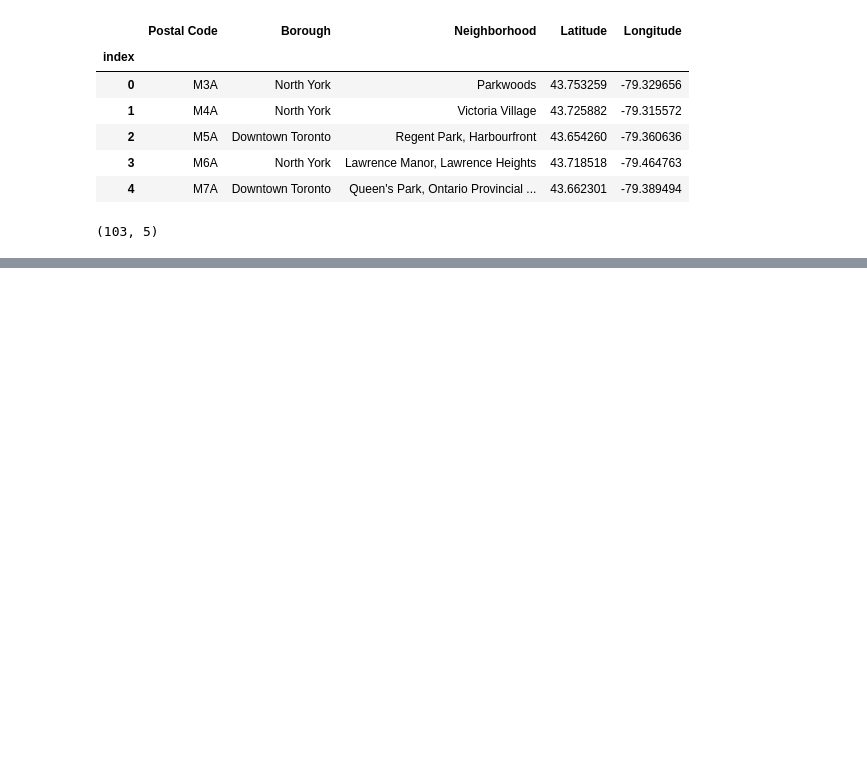
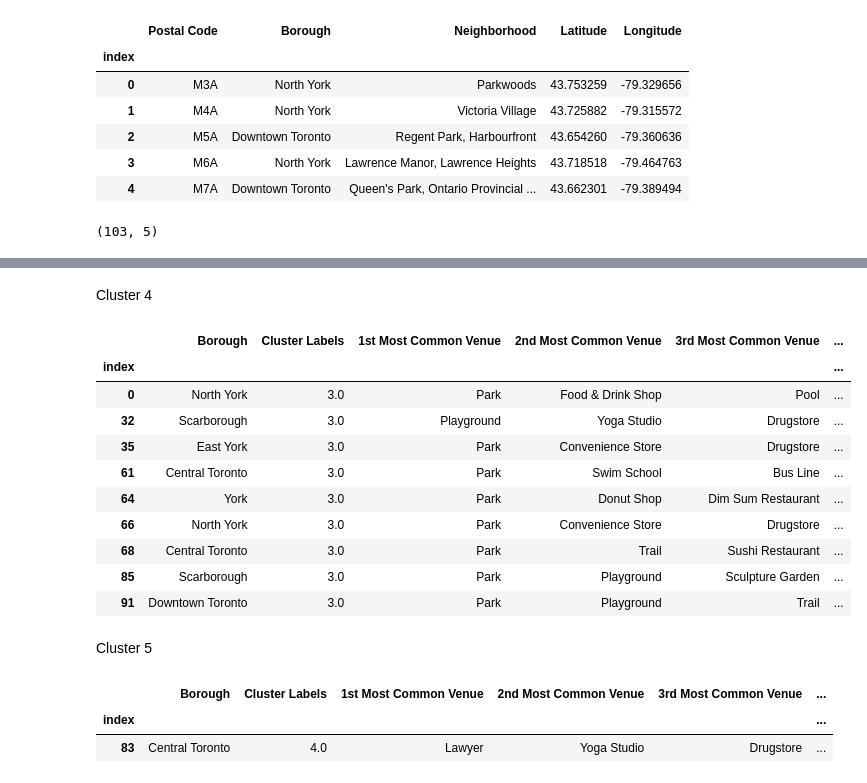
Before and after one commit to deepakssakkari/Data-Science-Capstone, a Jupyter notebook: Segmenting and Clustering Neighborhoods in Toronto.ipynb, the cells around one changed output, grey strips where cells are left out. Saved outputs shown, nothing was run; the diff lists cells and outputs as text; code cells hidden in the pictures; blank space fills up the shorter version.

```diff
--- a/Segmenting and Clustering Neighborhoods in Toronto.ipynb
+++ b/Segmenting and Clustering Neighborhoods in Toronto.ipynb
@@ -184,0 +665,24 @@ df.shape
+# %% [markdown]
+Cluster 4
+# %%
+toronto_merged_nonan.loc[toronto_merged_nonan['Cluster Labels'] == 3, toronto_merged_nonan.columns[[1] + list(range(5, toronto_merged_nonan.shape[1]))]]
+# %% [output]
+|  | Borough | Cluster Labels | 1st Most Common Venue | 2nd Most Common Venue | 3rd Most Common Venue | ... |
+| index |  |  |  |  |  | ... |
+| 0 | North York | 3.0 | Park | Food & Drink Shop | Pool | ... |
+| 32 | Scarborough | 3.0 | Playground | Yoga Studio | Drugstore | ... |
+| 35 | East York | 3.0 | Park | Convenience Store | Drugstore | ... |
+| 61 | Central Toronto | 3.0 | Park | Swim School | Bus Line | ... |
+| 64 | York | 3.0 | Park | Donut Shop | Dim Sum Restaurant | ... |
+| 66 | North York | 3.0 | Park | Convenience Store | Drugstore | ... |
+| 68 | Central Toronto | 3.0 | Park | Trail | Sushi Restaurant | ... |
+| 85 | Scarborough | 3.0 | Park | Playground | Sculpture Garden | ... |
+| 91 | Downtown Toronto | 3.0 | Park | Playground | Trail | ... |
+# %% [markdown]
+Cluster 5
+# %%
+toronto_merged_nonan.loc[toronto_merged_nonan['Cluster Labels'] == 4, toronto_merged_nonan.columns[[1] + list(range(5, toronto_merged_nonan.shape[1]))]]
+# %% [output]
+|  | Borough | Cluster Labels | 1st Most Common Venue | 2nd Most Common Venue | 3rd Most Common Venue | ... |
+| index |  |  |  |  |  | ... |
+| 83 | Central Toronto | 4.0 | Lawyer | Yoga Studio | Drugstore | ... |
```
Also changed, not shown: parts of 42 cells of this notebook.
